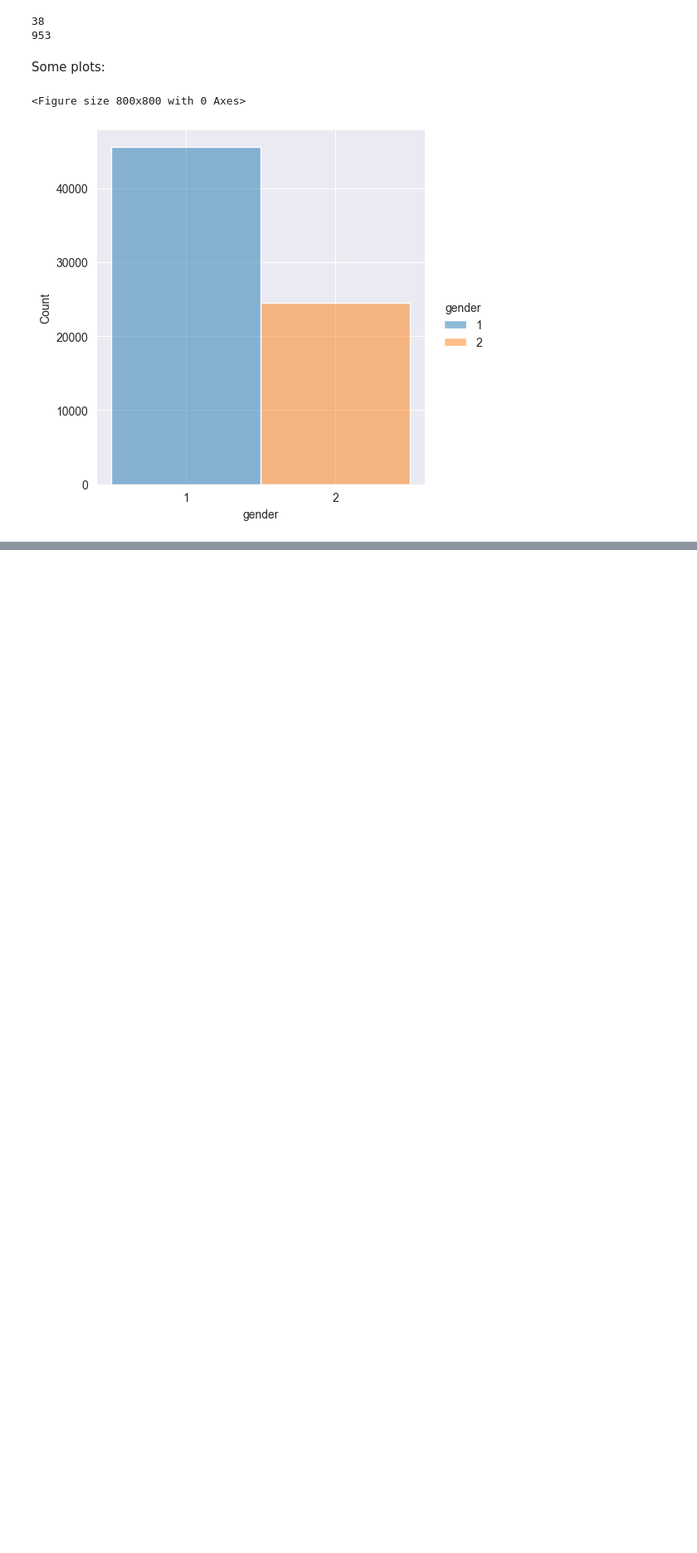
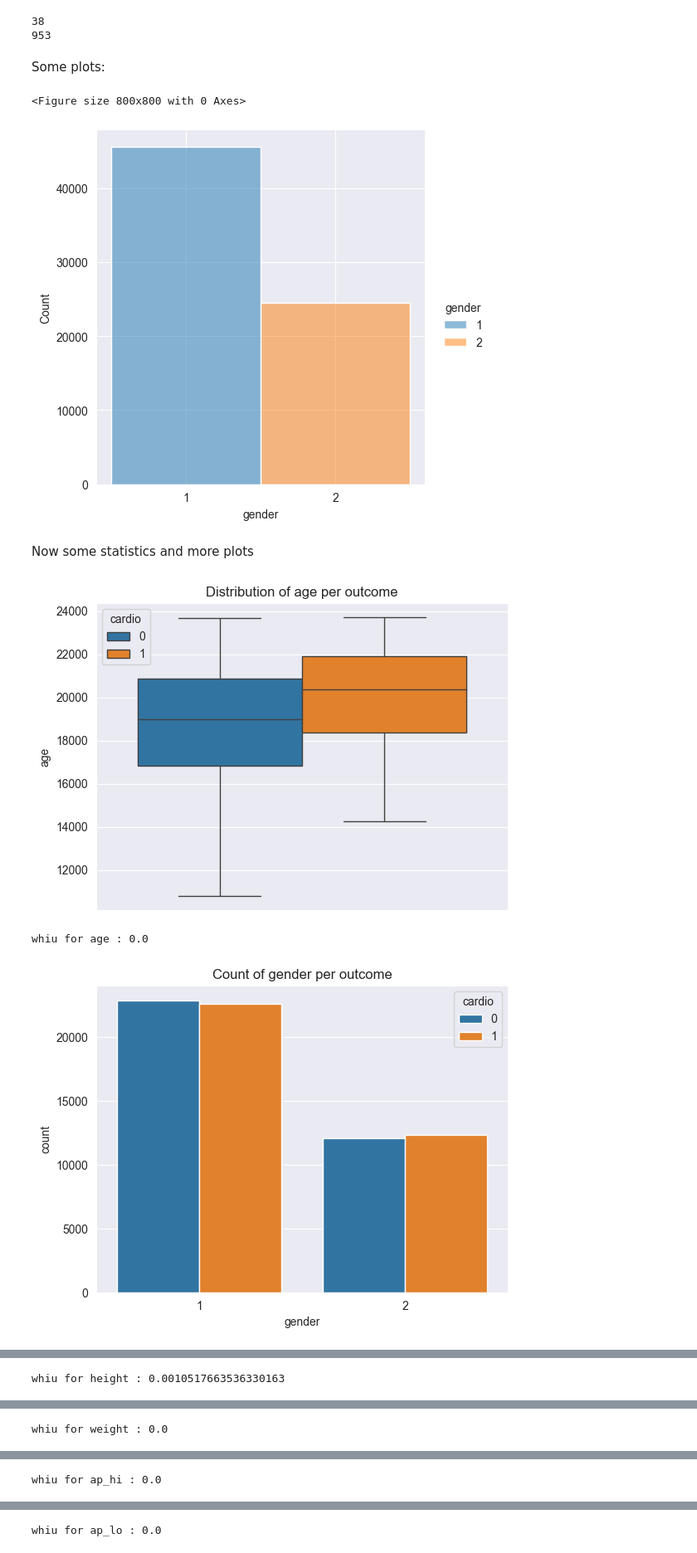
Before and after one commit to jschicker/FoDS_G05_CvD_Jurij, a Jupyter notebook: code/overview.ipynb, the cells around one changed output, grey strips where cells are left out. Shown at 83% size. Drawn from its saved outputs; the diff is of its cells as text; code cells hidden in the pictures; blank space fills up the shorter version.

```diff
--- a/code/overview.ipynb
+++ b/code/overview.ipynb
@@ -119,3 +119,50 @@ plt.show()
 # %% [output]
 <Figure size 800x800 with 0 Axes>
 [figure]
+# %% [markdown]
+Now some statistics and more plots
+# %%
+p_list = []
+SIGNIFICANCE_LEVEL = 0.05
+for var in data.columns:
+    if data[var].dtype == "category" and not var == "cardio":
+        plt.figure()
+        plot_a = sns.countplot(x = var,
+                             hue = "cardio",
+                             data = data
+        )
+        plot_a.set_title(f"Count of {var} per outcome")
+        plt.show()
+
+        p_list.append(sts.chi2_contingency(pd.crosstab(data[var],data["cardio"]))[1])
+
+    elif not var == "cardio":
+        plt.figure()
+        plot_a = sns.boxplot(y = var,
+                             hue = "cardio",
+                             data = data
+        )
+        plot_a.set_title(f"Distribution of {var} per outcome")
+        plt.show()
+        group_1 = data[data['cardio'] == "0"][var]
+        group_2 = data[data['cardio'] == "1"][var]
+        pval_1 = sts.anderson(group_1, dist='norm')
+        pval_2 = sts.anderson(group_2, dist="norm")
+        stat_1 = pval_1.statistic
+        stat_2 = pval_2.statistic
+        critical_value_1 = pval_1.critical_values[2]  # 5% significance level
+        critical_value_2 = pval_2.critical_values[2]  # 5% significance level
+
+
+        if stat_1 > critical_value_1 or stat_2 > critical_value_2:
+            p = sts.mannwhitneyu(group_1, group_2)[1]
+            print(f"whiu for {var} : {p}")
+        else:
+            p = sts.ttest_ind(group_1, group_2)[1]
+            print(f"t-test for {var}")
+
+        p_list.append(p)
+# %% [output]
+[figure, added]
+whiu for age : 0.0
+[figure, added]
@@ -121,0 +170 @@ plt.show()
+whiu for height : 0.0010517663536330163
@@ -121,0 +172 @@ plt.show()
+whiu for weight : 0.0
@@ -121,0 +174 @@ plt.show()
+whiu for ap_hi : 0.0
@@ -121,0 +176 @@ plt.show()
+whiu for ap_lo : 0.0
```
Also changed, not shown: parts of 2 cells of this notebook.
